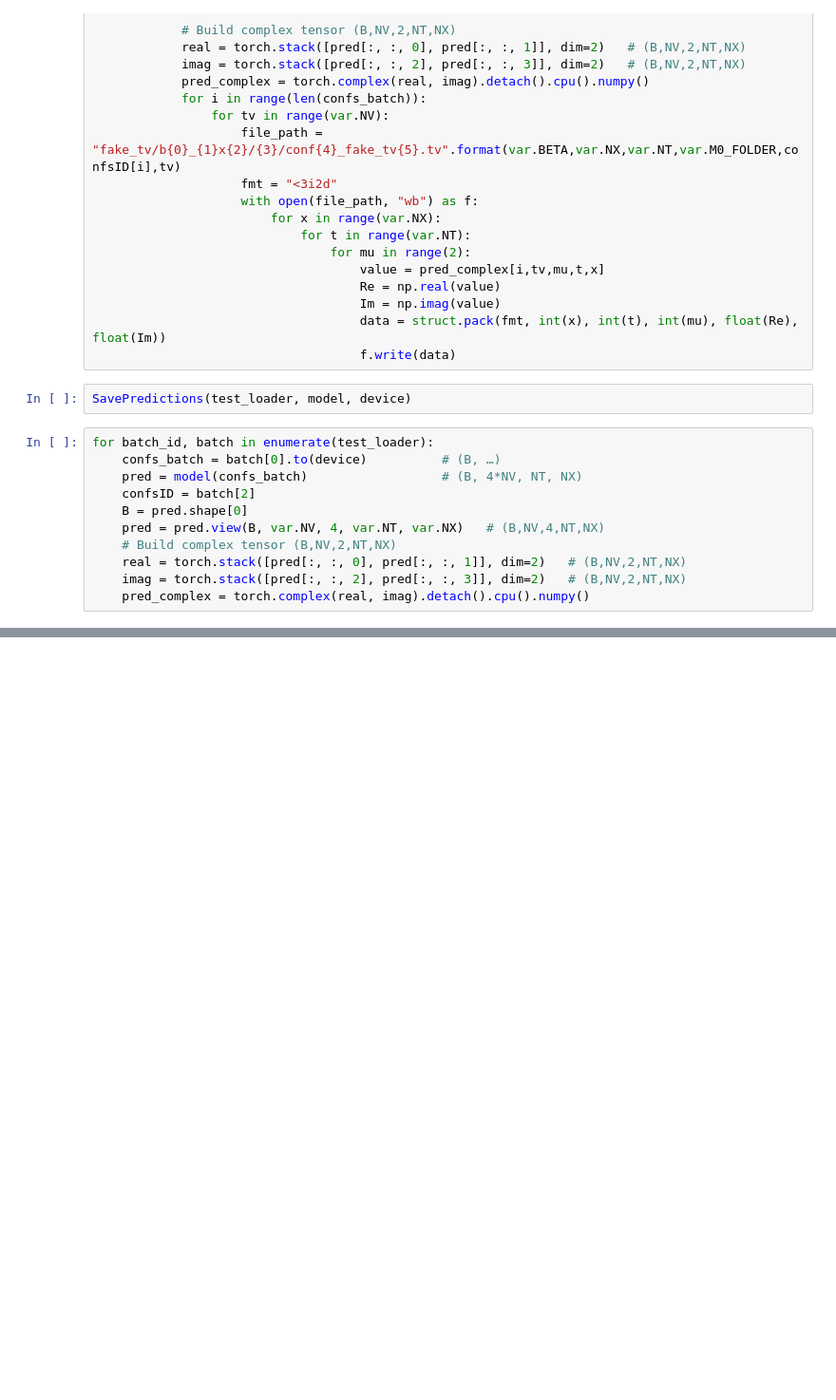
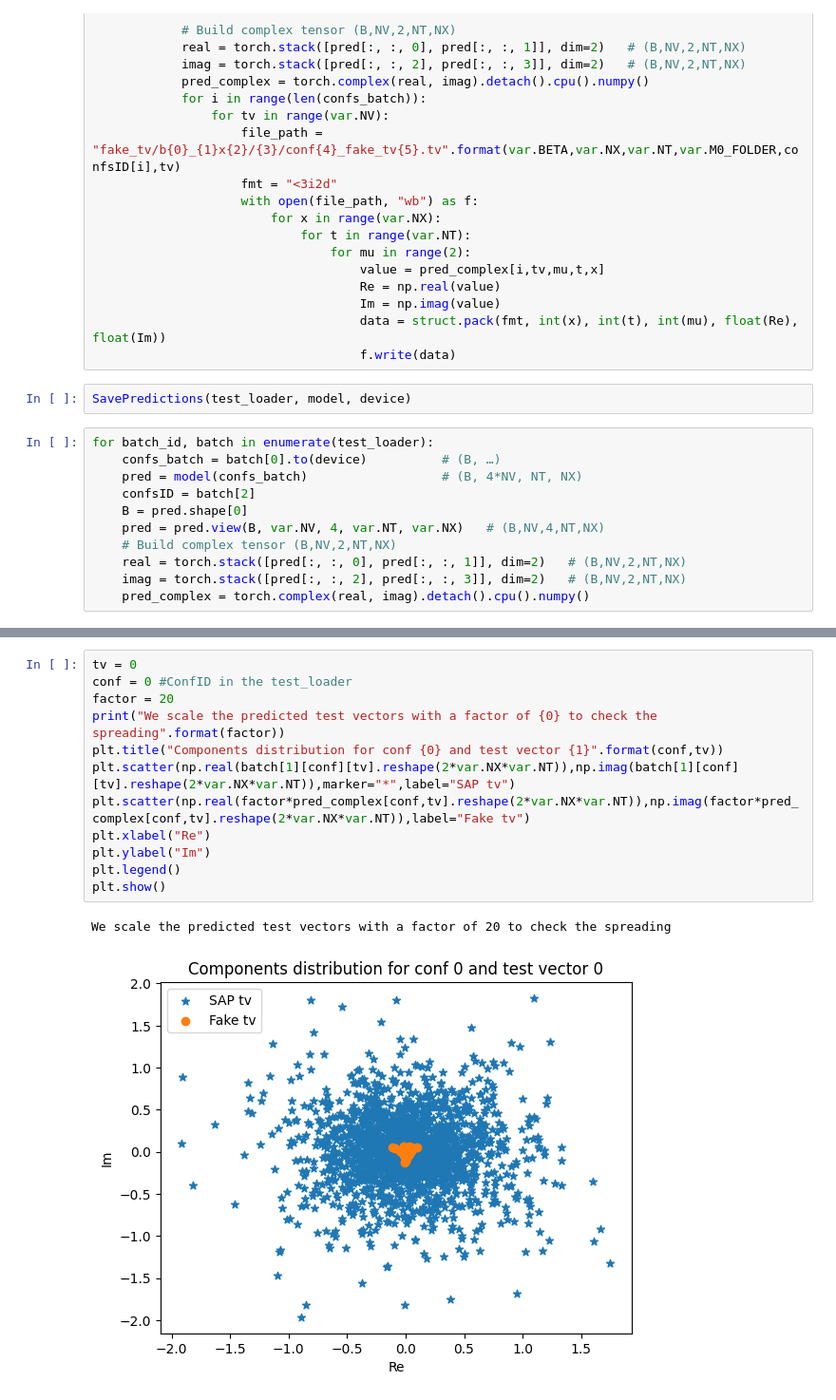
Before and after one commit to JFNCastellanos/TVML, a Jupyter notebook: I_PPdag.ipynb, the cells around one changed output, grey strips where cells are left out. Shown at 95% size. Saved outputs shown, nothing was run; the diff lists cells and outputs as text; blank space fills up the shorter version.

```diff
--- a/I_PPdag.ipynb
+++ b/I_PPdag.ipynb
@@ -392 +418,16 @@ for batch_id, batch in enumerate(test_loader):
+# %%
+tv = 0
+conf = 0 #ConfID in the test_loader
+factor = 20
+print("We scale the predicted test vectors with a factor of {0} to check the spreading".format(factor))
+plt.title("Components distribution for conf {0} and test vector {1}".format(conf,tv))
+plt.scatter(np.real(batch[1][conf][tv].reshape(2*var.NX*var.NT)),np.imag(batch[1][conf][tv].reshape(2*var.NX*var.NT)),marker="*",label="SAP tv")
+plt.scatter(np.real(factor*pred_complex[conf,tv].reshape(2*var.NX*var.NT)),np.imag(factor*pred_complex[conf,tv].reshape(2*var.NX*var.NT)),label="Fake tv")
+plt.xlabel("Re")
+plt.ylabel("Im")
+plt.legend()
+plt.show()
+# %% [output]
+We scale the predicted test vectors with a factor of 20 to check the spreading
+[figure, added]
 # %%
```
Also changed, not shown: parts of 9 cells of this notebook, 17 other files.
